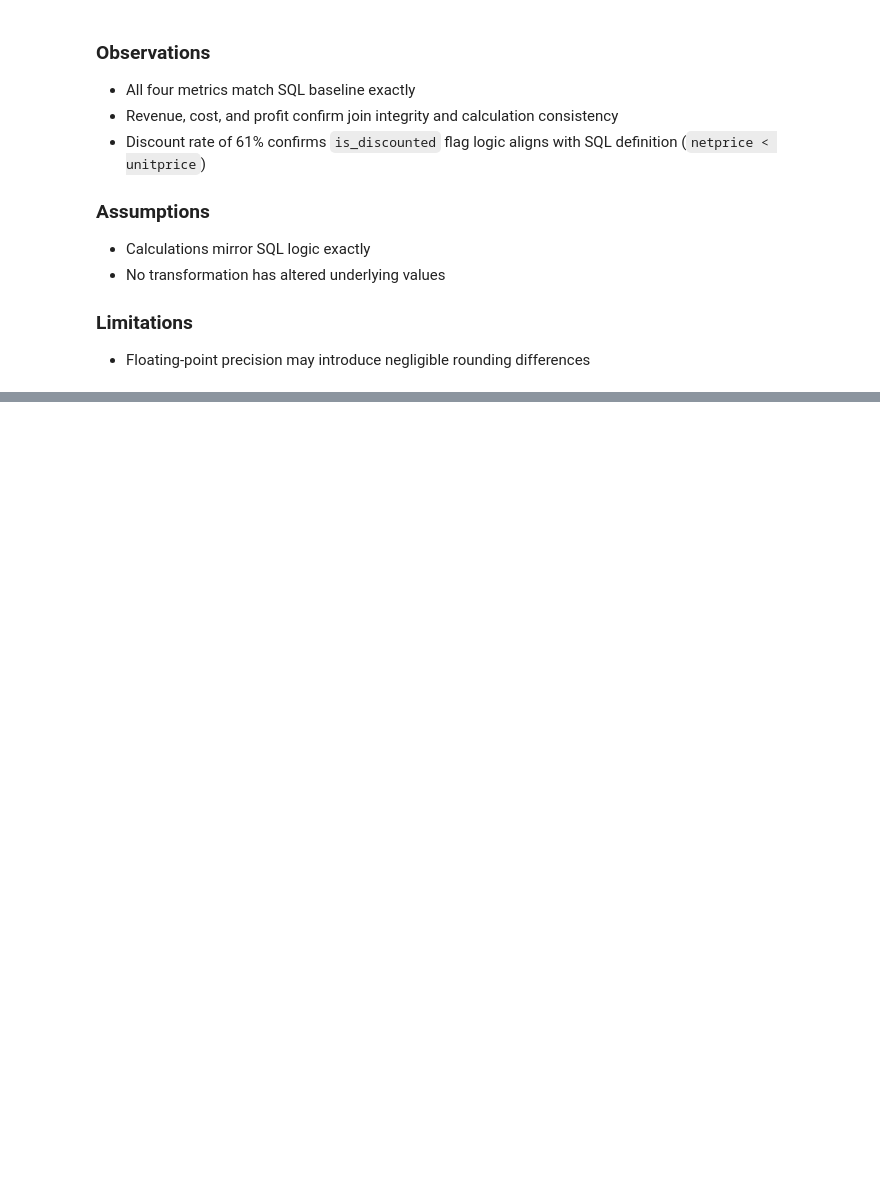
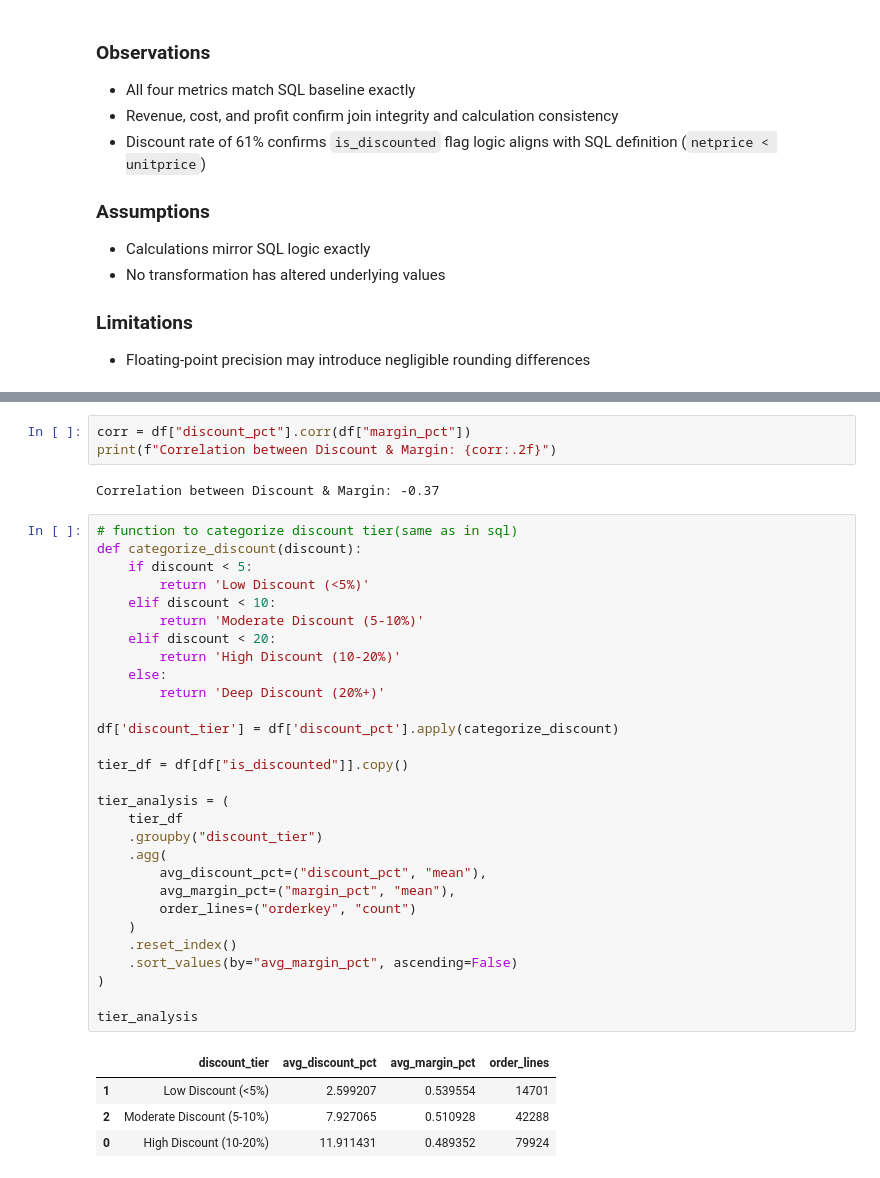
Before and after one commit to zeeshan-akram-ds/retail-discount-profitability-audit, a Jupyter notebook: python/01_data_preparation_and_validation.ipynb, the cells around one changed output, grey strips where cells are left out. Cells and saved outputs as stored; diff of their text form; blank space fills up the shorter version.

```diff
--- a/python/01_data_preparation_and_validation.ipynb
+++ b/python/01_data_preparation_and_validation.ipynb
@@ -319,0 +385,39 @@ Discount %: 61.13
+# %%
+corr = df["discount_pct"].corr(df["margin_pct"])
+print(f"Correlation between Discount & Margin: {corr:.2f}")
+# %% [output]
+Correlation between Discount & Margin: -0.37
+# %%
+# function to categorize discount tier(same as in sql)
+def categorize_discount(discount):
+    if discount < 5:
+        return 'Low Discount (<5%)'
+    elif discount < 10:
+        return 'Moderate Discount (5-10%)'
+    elif discount < 20:
+        return 'High Discount (10-20%)'
+    else:
+        return 'Deep Discount (20%+)'
+
+df['discount_tier'] = df['discount_pct'].apply(categorize_discount)
+
+tier_df = df[df["is_discounted"]].copy()
+
+tier_analysis = (
+    tier_df
+    .groupby("discount_tier")
+    .agg(
+        avg_discount_pct=("discount_pct", "mean"),
+        avg_margin_pct=("margin_pct", "mean"),
+        order_lines=("orderkey", "count")
+    )
+    .reset_index()
+    .sort_values(by="avg_margin_pct", ascending=False)
+)
+
+tier_analysis
+# %% [output]
+|  | discount_tier | avg_discount_pct | avg_margin_pct | order_lines |
+| 1 | Low Discount (<5%) | 2.599207 | 0.539554 | 14701 |
+| 2 | Moderate Discount (5-10%) | 7.927065 | 0.510928 | 42288 |
+| 0 | High Discount (10-20%) | 11.911431 | 0.489352 | 79924 |
```
Also changed, not shown: parts of 14 cells of this notebook.
